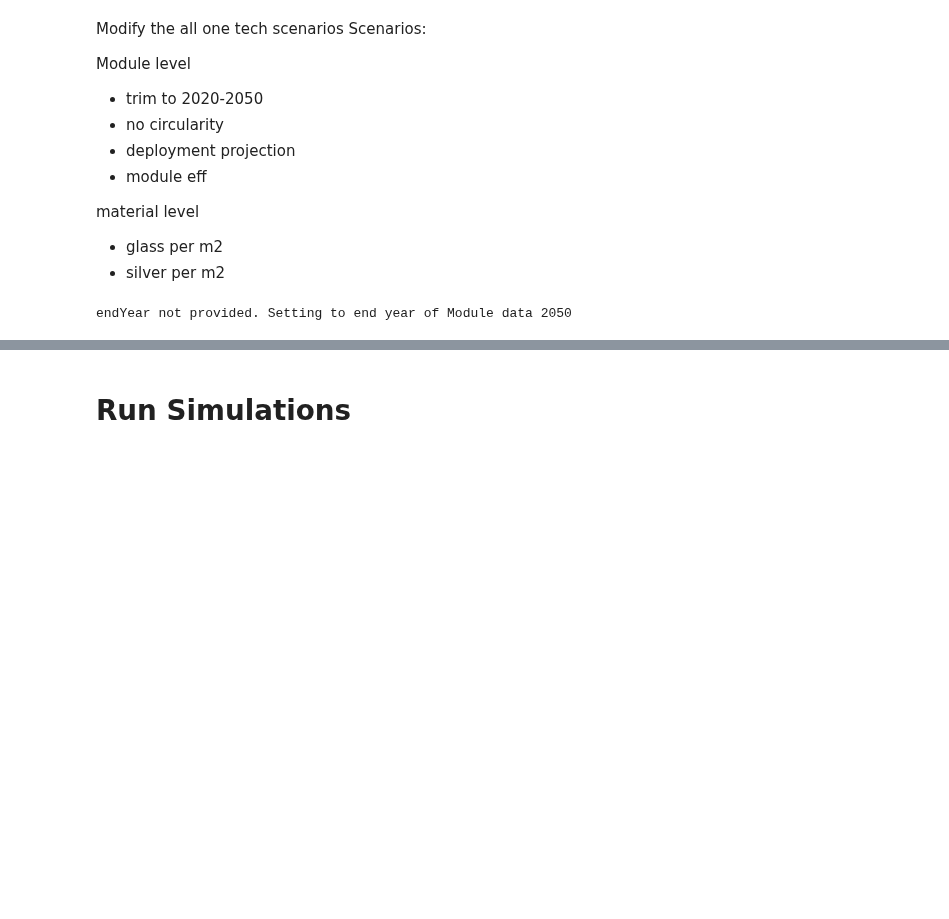
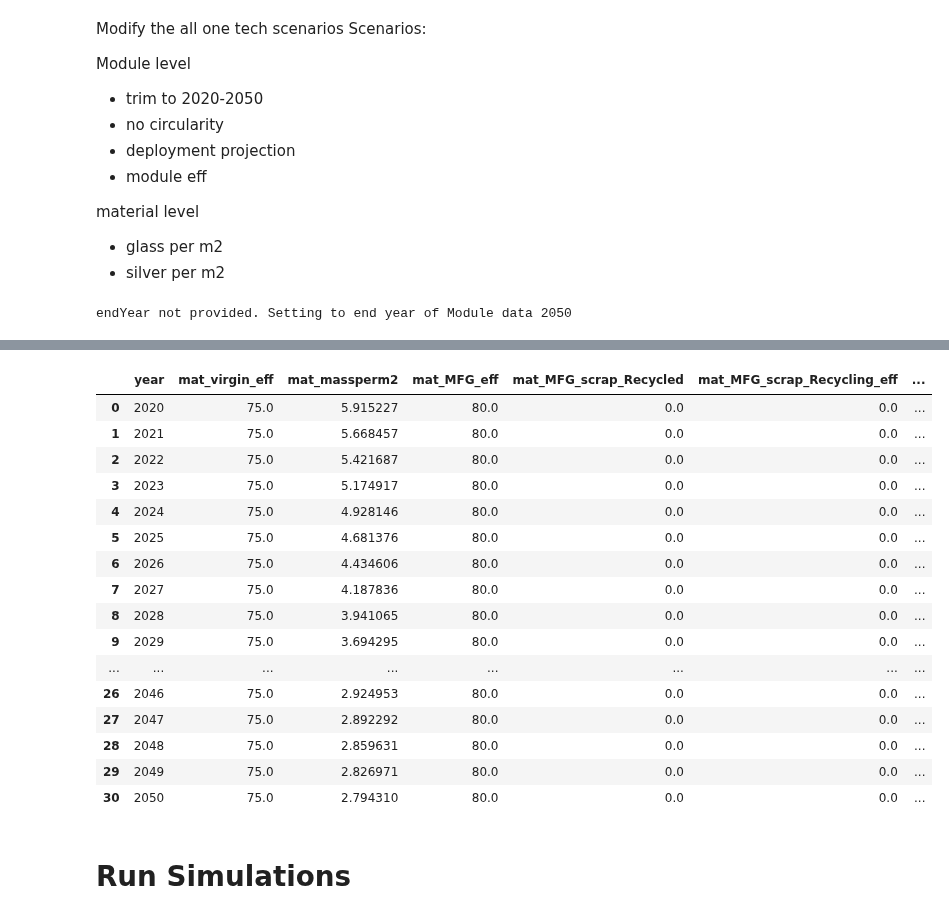
Before and after one commit to NREL/PV_ICE, a Jupyter notebook: docs/tutorials/16 - PERC vs SHJ vs TOPCon.ipynb, the cells around one changed output, grey strips where cells are left out. Saved outputs shown, nothing was run; the diff lists cells and outputs as text; code cells hidden in the pictures; blank space fills up the shorter version.

```diff
--- a/docs/tutorials/16 - PERC vs SHJ vs TOPCon.ipynb
+++ b/docs/tutorials/16 - PERC vs SHJ vs TOPCon.ipynb
@@ -256,3 +318,23 @@ for scen in scennames:
+# %%
+sim1.scenario[scen].material['silver'].matdataIn_m
+# %% [output]
+|  | year | mat_virgin_eff | mat_massperm2 | mat_MFG_eff | mat_MFG_scrap_Recycled | mat_MFG_scrap_Recycling_eff | ... |
+| 0 | 2020 | 75.0 | 5.915227 | 80.0 | 0.0 | 0.0 | ... |
+| 1 | 2021 | 75.0 | 5.668457 | 80.0 | 0.0 | 0.0 | ... |
+| 2 | 2022 | 75.0 | 5.421687 | 80.0 | 0.0 | 0.0 | ... |
+| 3 | 2023 | 75.0 | 5.174917 | 80.0 | 0.0 | 0.0 | ... |
+| 4 | 2024 | 75.0 | 4.928146 | 80.0 | 0.0 | 0.0 | ... |
+| 5 | 2025 | 75.0 | 4.681376 | 80.0 | 0.0 | 0.0 | ... |
+| 6 | 2026 | 75.0 | 4.434606 | 80.0 | 0.0 | 0.0 | ... |
+| 7 | 2027 | 75.0 | 4.187836 | 80.0 | 0.0 | 0.0 | ... |
+| 8 | 2028 | 75.0 | 3.941065 | 80.0 | 0.0 | 0.0 | ... |
+| 9 | 2029 | 75.0 | 3.694295 | 80.0 | 0.0 | 0.0 | ... |
+| ... | ... | ... | ... | ... | ... | ... | ... |
+| 26 | 2046 | 75.0 | 2.924953 | 80.0 | 0.0 | 0.0 | ... |
+| 27 | 2047 | 75.0 | 2.892292 | 80.0 | 0.0 | 0.0 | ... |
+| 28 | 2048 | 75.0 | 2.859631 | 80.0 | 0.0 | 0.0 | ... |
+| 29 | 2049 | 75.0 | 2.826971 | 80.0 | 0.0 | 0.0 | ... |
+| 30 | 2050 | 75.0 | 2.794310 | 80.0 | 0.0 | 0.0 | ... |
 # %% [markdown]
 # Run Simulations
 # %%
```
Also changed, not shown: parts of 11 cells of this notebook, 3 other files.
